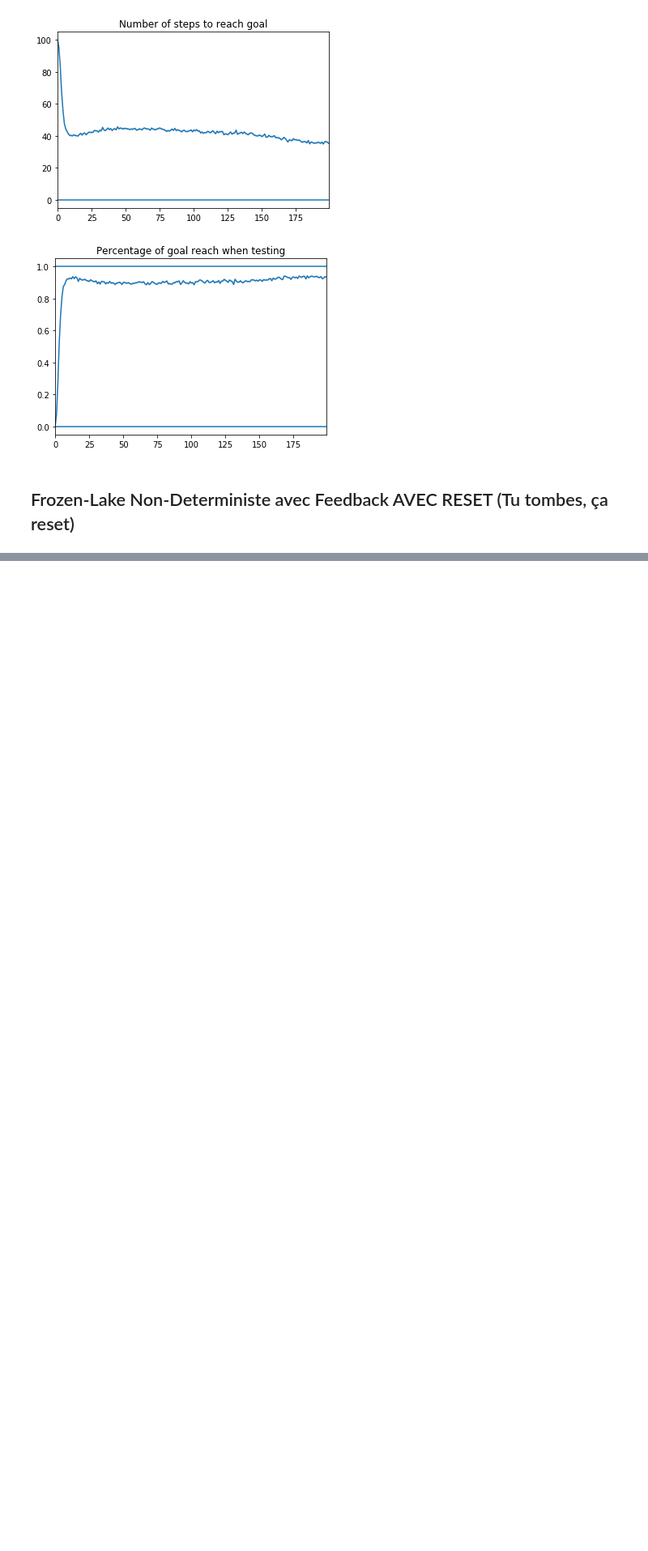
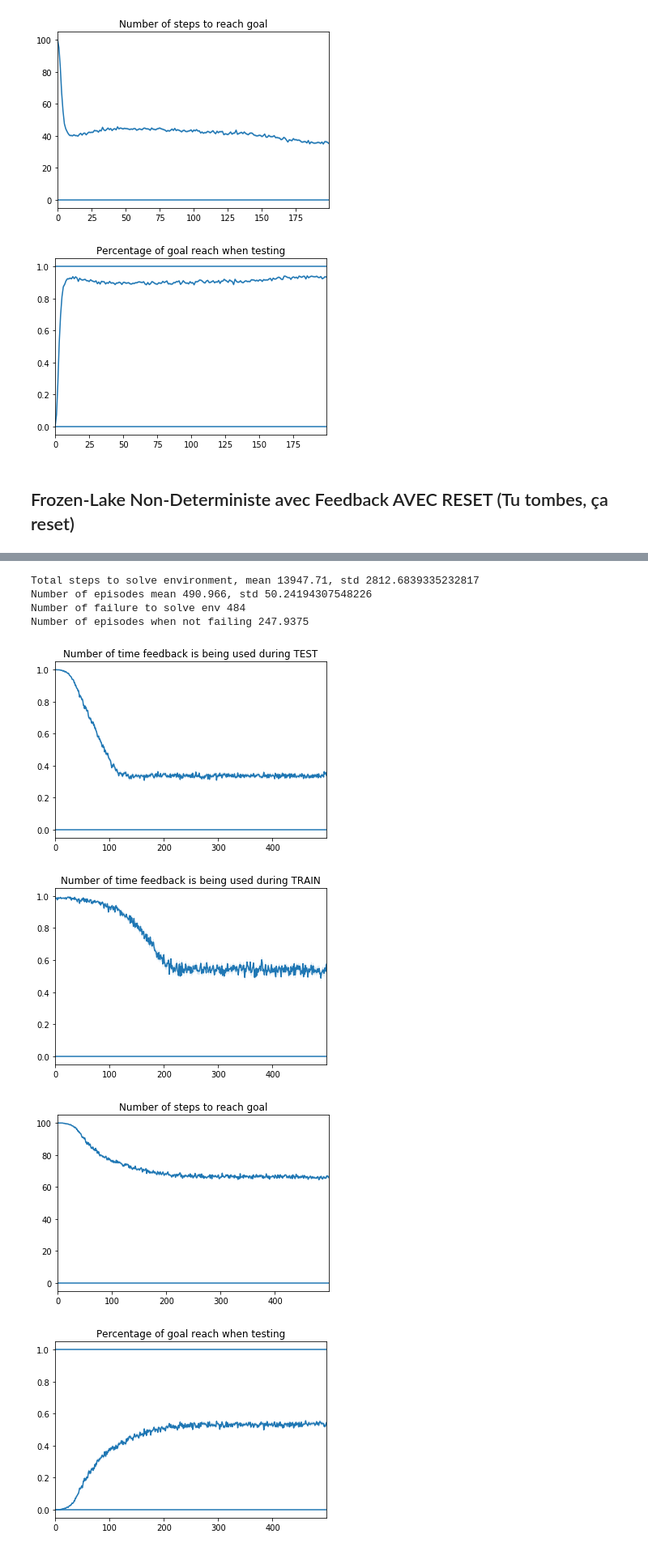
Before and after one commit to Mathieu-Seurin/safe_frozen_lake, a Jupyter notebook: test_safe.ipynb, the cells around one changed output, grey strips where cells are left out. Shown at 81% size. Cells and saved outputs as stored; diff of their text form; code cells hidden in the pictures; blank space fills up the shorter version.

```diff
--- a/test_safe.ipynb
+++ b/test_safe.ipynb
@@ -586,3 +635,23 @@ res_non_det_neg_rew = run_multiple_expe(algo, game, n_expe=500, max_ep=200, n_te
+# %%
+gamma = 0.99
+expected_exploration_steps = 3000
+lr = 0.1
+
+reward_when_falling = -0.1
+game = FrozenLakeEnvStop(is_slippery=True, reward_when_falling=reward_when_falling, reset_when_falling=True)
+
+algo = lambda : TabQLearning(16, 4, gamma=gamma, lr=lr, expected_exploration_steps=expected_exploration_steps)
+
+res_non_det_neg_rew = run_multiple_expe(algo, game, n_expe=500, n_episodes_train=500, n_tests=5, percentage_to_success=0.9)
+# %% [output]
+Total steps to solve environment, mean 13947.71, std 2812.6839335232817
+Number of episodes mean 490.966, std 50.24194307548226
+Number of failure to solve env 484
+Number of episodes when not failing 247.9375
+[figure, added]
+[figure, added]
+[figure, added]
+[figure, added]
 # %%
 gamma = 0.99
 expected_exploration_steps = 3000
```
Also changed, not shown: parts of 27 cells of this notebook.
